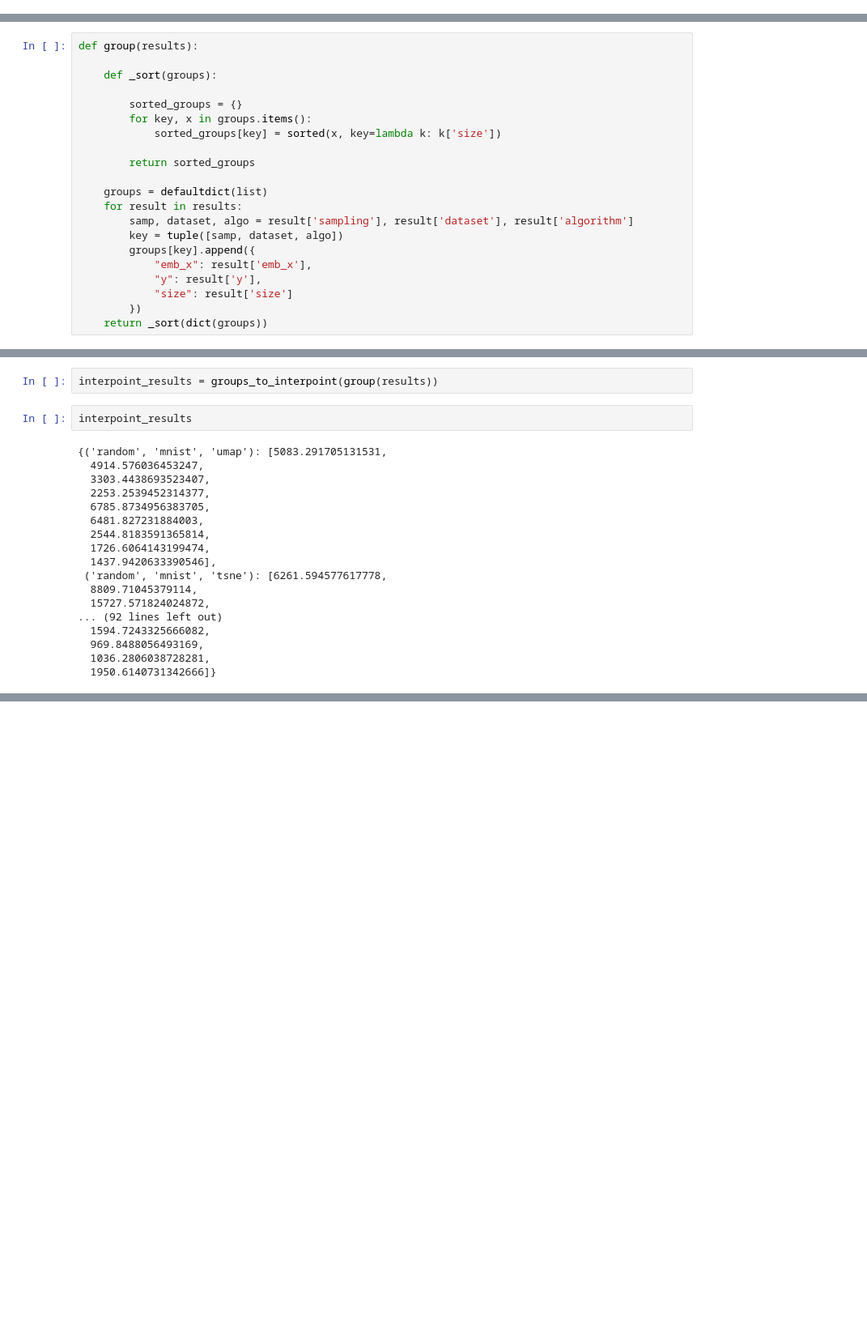
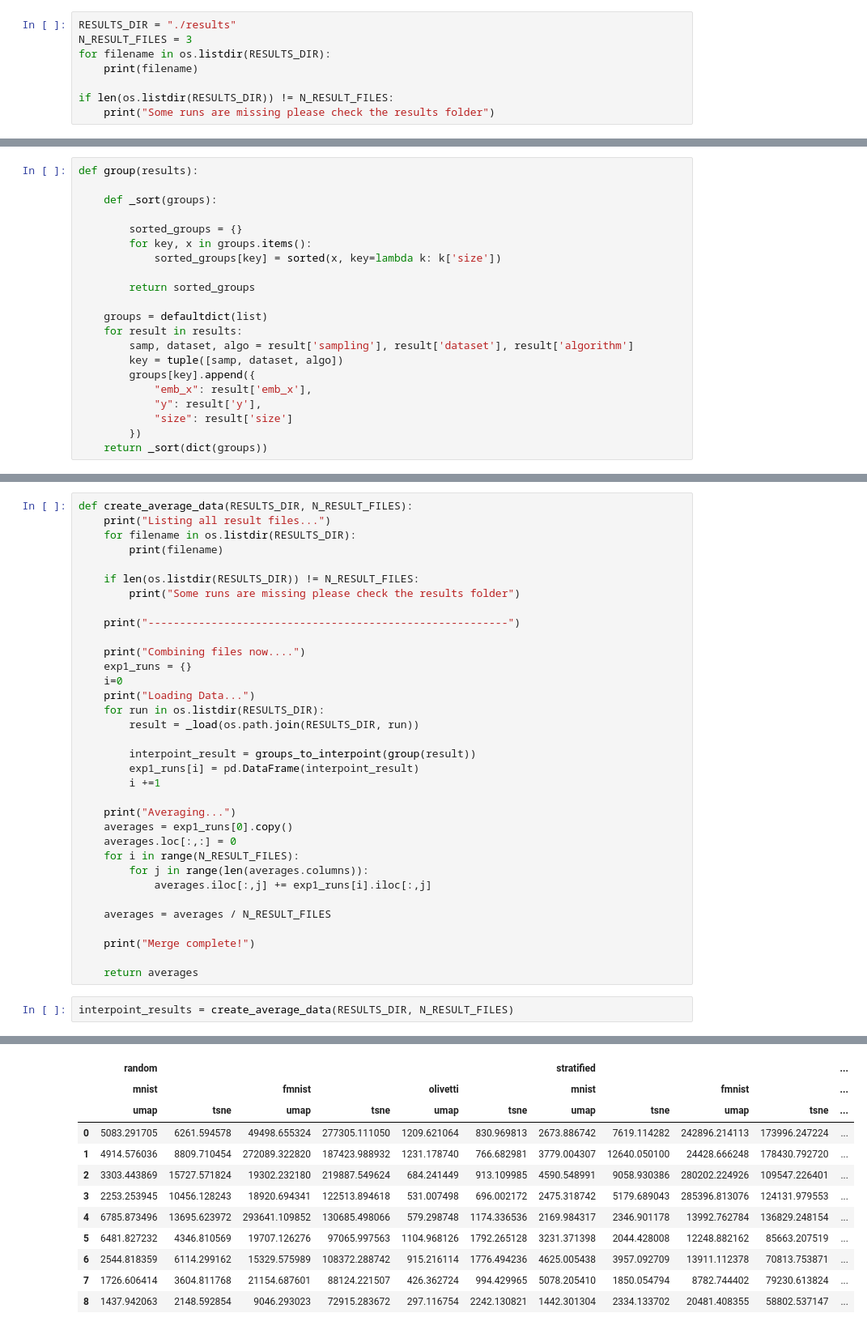
Before and after one commit to raghavmecheri/DimConvergence, a Jupyter notebook: ExperimentTwo - Analysis.ipynb, the cells around one changed output, grey strips where cells are left out. Shown at 81% size. Saved outputs shown, nothing was run; the diff lists cells and outputs as text; blank space fills up the shorter version.

Commit message:
Now combines runs into average

```diff
--- a/ExperimentTwo - Analysis.ipynb
+++ b/ExperimentTwo - Analysis.ipynb
@@ -13,0 +13,8 @@ assert len(results) == 120
+# %%
+RESULTS_DIR = "./results"
+N_RESULT_FILES = 3
+for filename in os.listdir(RESULTS_DIR):
+    print(filename)
+
+if len(os.listdir(RESULTS_DIR)) != N_RESULT_FILES:
+    print("Some runs are missing please check the results folder")
@@ -48,25 +62,40 @@ def groups_to_interpoint(groups):
         interpoint_groups[key] = _do_interpoint(value)
 
     return interpoint_groups
-# %%
-interpoint_results = groups_to_interpoint(group(results))
-# %%
-interpoint_results
-# %% [output]
-{('random', 'mnist', 'umap'): [5083.291705131531,
-  4914.576036453247,
-  3303.4438693523407,
-  2253.2539452314377,
-  6785.8734956383705,
-  6481.827231884003,
-  2544.8183591365814,
-  1726.6064143199474,
-  1437.9420633390546],
- ('random', 'mnist', 'tsne'): [6261.594577617778,
-  8809.71045379114,
-  15727.571824024872,
-... (92 lines left out)
-  1594.7243325666082,
-  969.8488056493169,
-  1036.2806038728281,
-  1950.6140731342666]}
+# %%
+def create_average_data(RESULTS_DIR, N_RESULT_FILES):
+    print("Listing all result files...")
+    for filename in os.listdir(RESULTS_DIR):
+        print(filename)
+
+    if len(os.listdir(RESULTS_DIR)) != N_RESULT_FILES:
+        print("Some runs are missing please check the results folder")
+
+    print("---------------------------------------------------------")
+
+    print("Combining files now....")
+    exp1_runs = {}
+    i=0
+    print("Loading Data...")
+    for run in os.listdir(RESULTS_DIR):
+        result = _load(os.path.join(RESULTS_DIR, run))
+
+        interpoint_result = groups_to_interpoint(group(result))
+        exp1_runs[i] = pd.DataFrame(interpoint_result)
+        i +=1
+
+    print("Averaging...")
+    averages = exp1_runs[0].copy()
+    averages.loc[:,:] = 0
+    for i in range(N_RESULT_FILES):
+        for j in range(len(averages.columns)):
+            averages.iloc[:,j] += exp1_runs[i].iloc[:,j]
+
+    averages = averages / N_RESULT_FILES
+
+    print("Merge complete!")
+
+    return averages
+# %%
+interpoint_results = create_average_data(RESULTS_DIR, N_RESULT_FILES)
+# %% [output]
@@ -72,0 +108,12 @@ interpoint_results
+|  | random |  |  |  |  |  | stratified |  |  |  | ... |
+|  | mnist |  | fmnist |  | olivetti |  | mnist |  | fmnist |  | ... |
+|  | umap | tsne | umap | tsne | umap | tsne | umap | tsne | umap | tsne | ... |
+| 0 | 5083.291705 | 6261.594578 | 49498.655324 | 277305.111050 | 1209.621064 | 830.969813 | 2673.886742 | 7619.114282 | 242896.214113 | 173996.247224 | ... |
+| 1 | 4914.576036 | 8809.710454 | 272089.322820 | 187423.988932 | 1231.178740 | 766.682981 | 3779.004307 | 12640.050100 | 24428.666248 | 178430.792720 | ... |
+| 2 | 3303.443869 | 15727.571824 | 19302.232180 | 219887.549624 | 684.241449 | 913.109985 | 4590.548991 | 9058.930386 | 280202.224926 | 109547.226401 | ... |
+| 3 | 2253.253945 | 10456.128243 | 18920.694341 | 122513.894618 | 531.007498 | 696.002172 | 2475.318742 | 5179.689043 | 285396.813076 | 124131.979553 | ... |
+| 4 | 6785.873496 | 13695.623972 | 293641.109852 | 130685.498066 | 579.298748 | 1174.336536 | 2169.984317 | 2346.901178 | 13992.762784 | 136829.248154 | ... |
+| 5 | 6481.827232 | 4346.810569 | 19707.126276 | 97065.997563 | 1104.968126 | 1792.265128 | 3231.371398 | 2044.428008 | 12248.882162 | 85663.207519 | ... |
+| 6 | 2544.818359 | 6114.299162 | 15329.575989 | 108372.288742 | 915.216114 | 1776.494236 | 4625.005438 | 3957.092709 | 13911.112378 | 70813.753871 | ... |
+| 7 | 1726.606414 | 3604.811768 | 21154.687601 | 88124.221507 | 426.362724 | 994.429965 | 5078.205410 | 1850.054794 | 8782.744402 | 79230.613824 | ... |
+| 8 | 1437.942063 | 2148.592854 | 9046.293023 | 72915.283672 | 297.116754 | 2242.130821 | 1442.301304 | 2334.133702 | 20481.408355 | 58802.537147 | ... |
```
Also changed, not shown: parts of 14 cells of this notebook.
